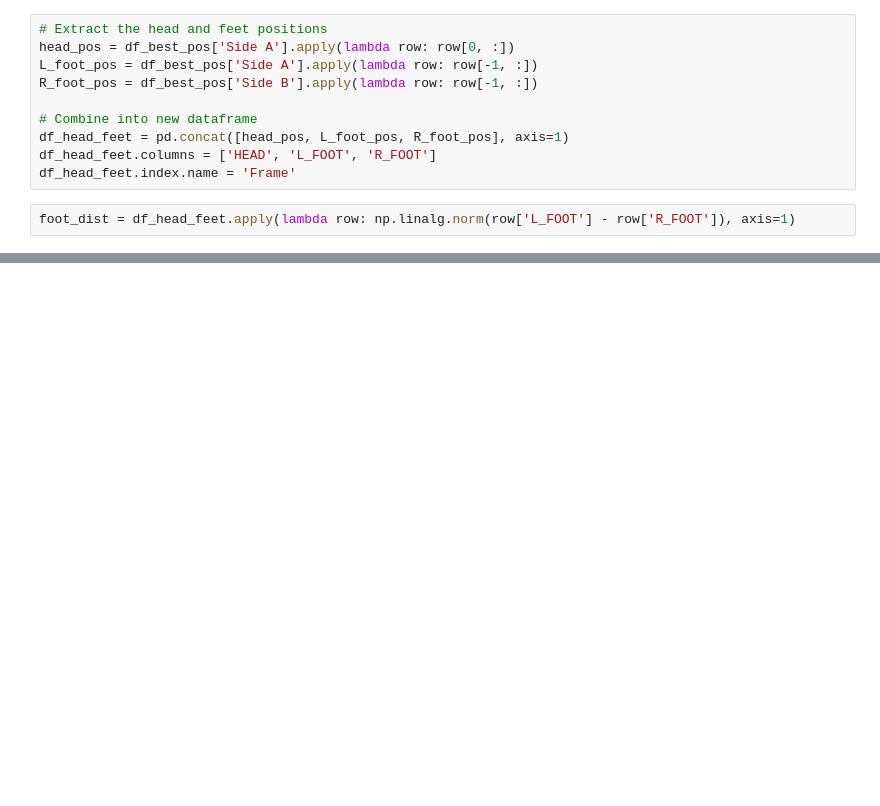
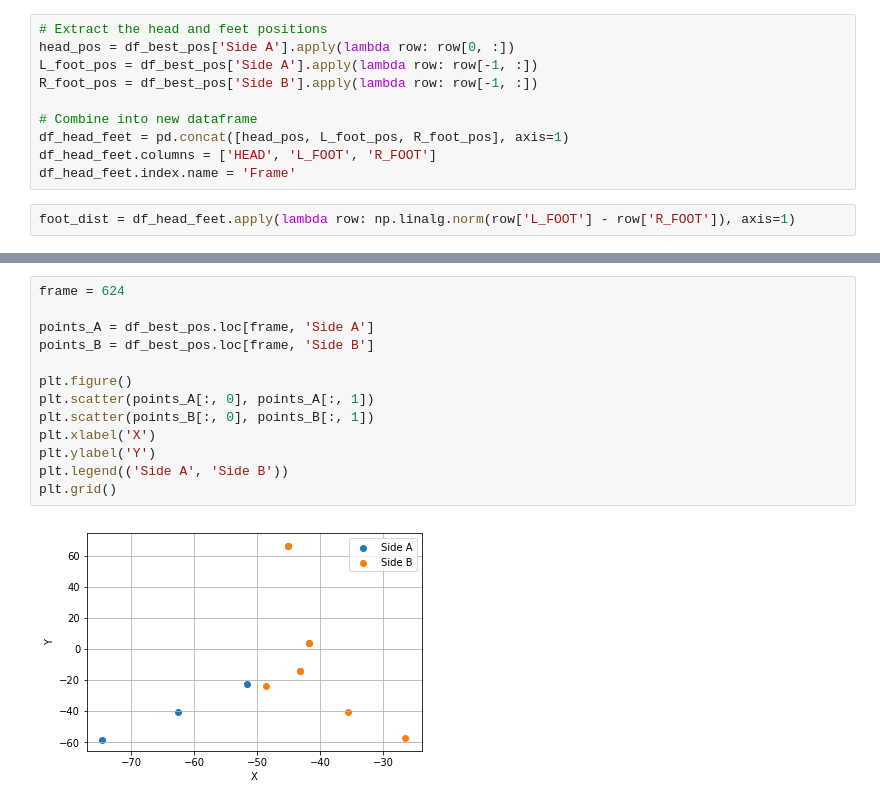
Before and after one commit to ajhynes7/side-view-depth-gait, a Jupyter notebook: Notebooks/select_best_pos.ipynb, the cells around one changed output, grey strips where cells are left out. Cells and saved outputs as stored; diff of their text form; blank space fills up the shorter version.

```diff
--- a/Notebooks/select_best_pos.ipynb
+++ b/Notebooks/select_best_pos.ipynb
@@ -61,0 +56,15 @@ plt.show()
+# %%
+frame = 624
+
+points_A = df_best_pos.loc[frame, 'Side A']
+points_B = df_best_pos.loc[frame, 'Side B']
+
+plt.figure()
+plt.scatter(points_A[:, 0], points_A[:, 1])
+plt.scatter(points_B[:, 0], points_B[:, 1])
+plt.xlabel('X')
+plt.ylabel('Y')
+plt.legend(('Side A', 'Side B'))
+plt.grid()
+# %% [output]
+[figure, added]
```
Also changed, not shown: parts of 8 cells of this notebook, 2 other files.
